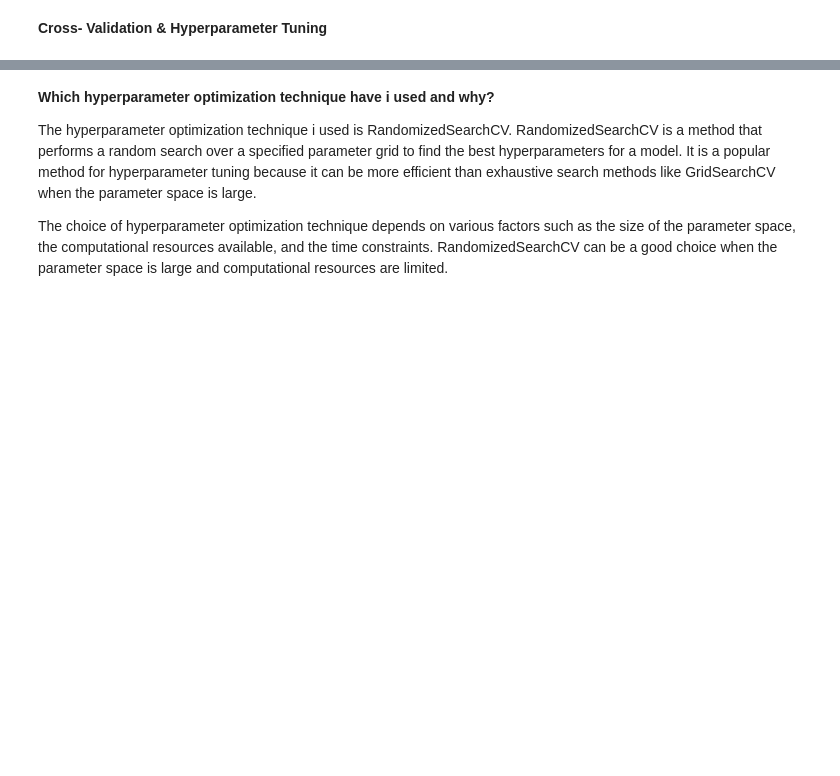
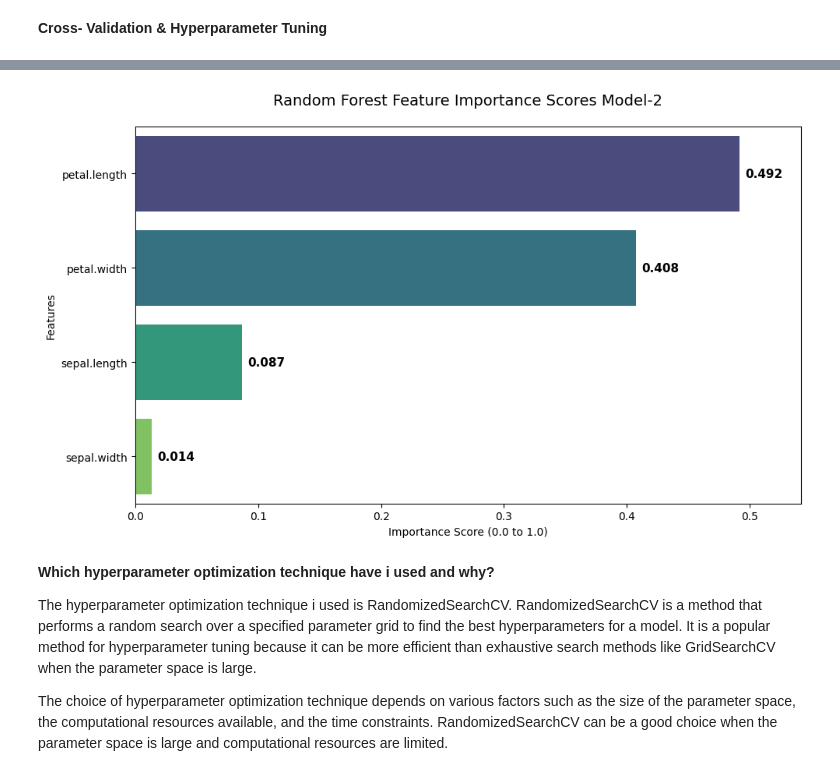
Before and after one commit to rsys-adsingh/Classification, a Jupyter notebook: ClassificationAlgo.ipynb, the cells around one changed output, grey strips where cells are left out. Saved outputs shown, nothing was run; the diff lists cells and outputs as text; code cells hidden in the pictures; blank space fills up the shorter version.

```diff
--- a/ClassificationAlgo.ipynb
+++ b/ClassificationAlgo.ipynb
@@ -728,5 +766,43 @@ Test Classification Report:
 # %%
 score['Random Forest tuned'] = rf2_score
+# %%
+# 1. Get feature importances from your trained model
+importances = rf_model2.feature_importances_
+feature_names = x.columns
+
+# 2. Organize and sort
+feature_importance_df = pd.DataFrame({'Feature': feature_names, 'Importance': importances})
+feature_importance_df = feature_importance_df.sort_values(by='Importance', ascending=False)
+
+# 3. Create the Bar Plot
+plt.figure(figsize=(10, 6))
+ax = sns.barplot(x='Importance', y='Feature', data=feature_importance_df, palette='viridis')
+
+# 4. Add only the numerical values at the end of each bar
+for p in ax.patches:
+    val = p.get_width() # The width of the bar is the importance value
+    ax.annotate(f'{val:.3f}',
+                (p.get_width(), p.get_y() + p.get_height() / 2),
+                xytext=(5, 0),              # 5 points horizontal offset
+                textcoords='offset points',
+                ha='left',                  # Horizontal alignment: left
+                va='center',                # Vertical alignment: center
+                fontsize=11,
+                fontweight='bold',
+                color='black')
+
+# 5. Final Formatting
+plt.title('Random Forest Feature Importance Scores Model-2', fontsize=14, pad=20)
+plt.xlabel('Importance Score (0.0 to 1.0)')
+plt.ylabel('Features')
+
+# Adjust x-limit to prevent the labels from overlapping the edge
+plt.xlim(0, max(importances) + 0.05)
+
+plt.tight_layout()
+plt.show()
+# %% [output]
+[figure, added]
 # %% [markdown]
 **Which hyperparameter optimization technique have i used and why?**
 
```
Also changed, not shown: parts of 33 cells of this notebook.
